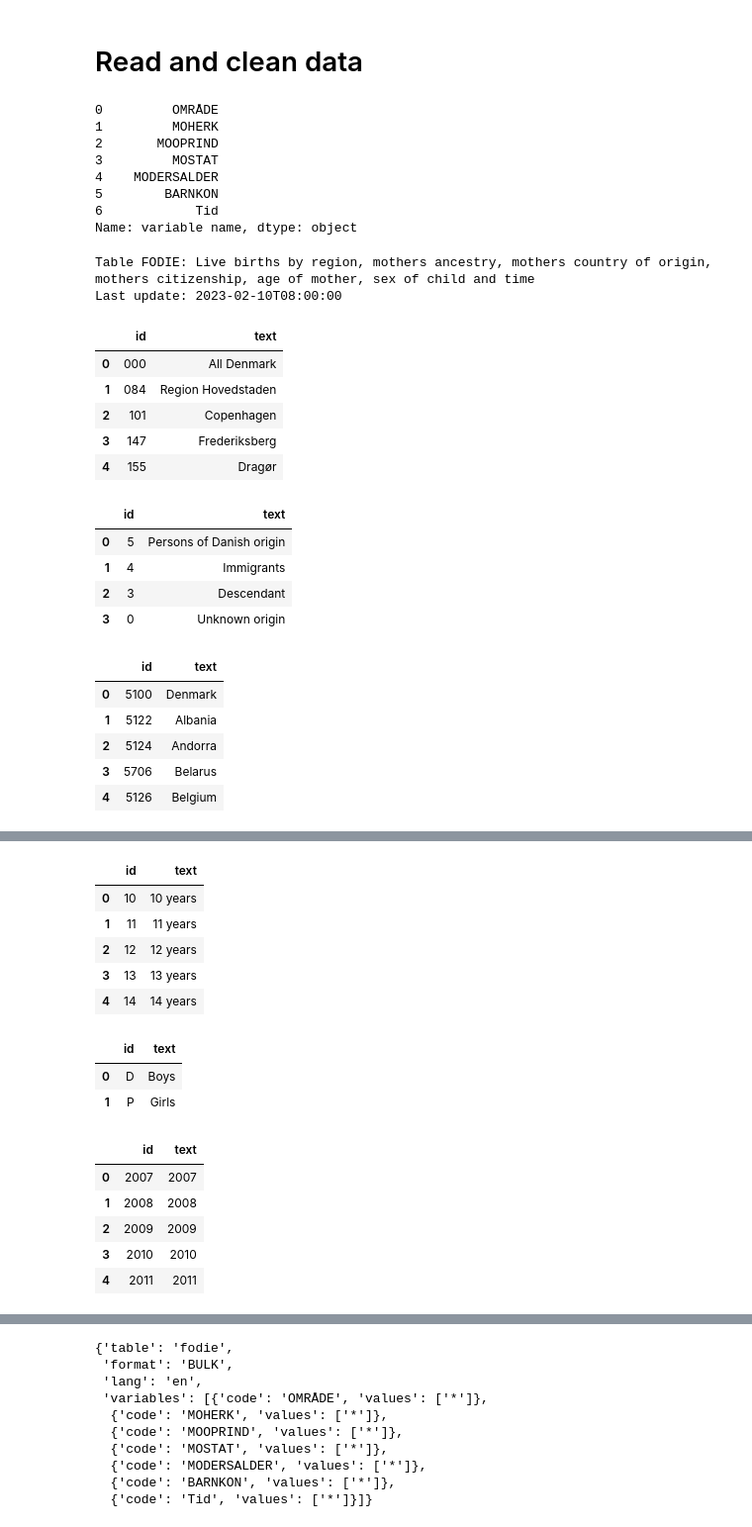
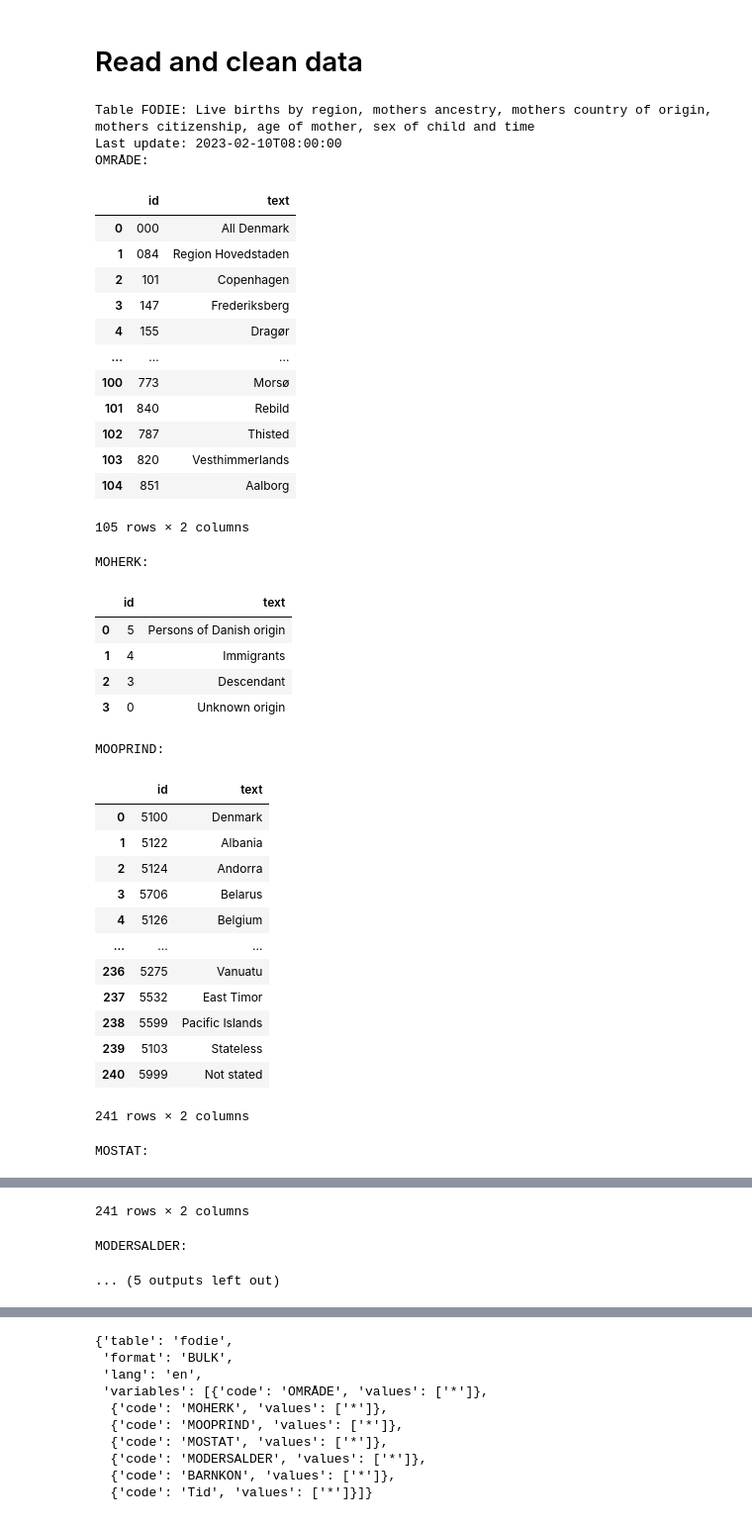
Before and after one commit to NumEconCopenhagen/projects-2023-de-slemme-programmeringsrotter, a Jupyter notebook: dataproject/Oliver.ipynb, the cells around one changed output, grey strips where cells are left out. Shown at 99% size. Saved outputs shown, nothing was run; the diff lists cells and outputs as text; code cells hidden in the pictures.

```diff
--- a/dataproject/Oliver.ipynb
+++ b/dataproject/Oliver.ipynb
@@ -27,45 +26,52 @@ The autoreload extension is already loaded. To reload it, use:
 # %% [markdown]
 # Read and clean data
-# %%
-tabsum['variable name']
-# %% [output]
-0         OMRÅDE
-1         MOHERK
-2       MOOPRIND
-3         MOSTAT
-4    MODERSALDER
-5        BARNKON
-6            Tid
-Name: variable name, dtype: object
 # %%
 # Load data
 ind = DstApi('FODIE')
 tabsum = ind.tablesummary(language='en')
 
 # Quick overview of data.
 for variable in tabsum['variable name']:
-#    print(variable+':')
-    display(ind.variable_levels('OMRÅDE', language='en').head(5))
+   print(variable+':')
+   display(ind.variable_levels(variable, language='en'))
 # %% [output]
 Table FODIE: Live births by region, mothers ancestry, mothers country of origin, mothers citizenship, age of mother, sex of child and time
 Last update: 2023-02-10T08:00:00
+OMRÅDE:
 |  | id | text |
 | 0 | 000 | All Denmark |
 | 1 | 084 | Region Hovedstaden |
 | 2 | 101 | Copenhagen |
 | 3 | 147 | Frederiksberg |
 | 4 | 155 | Dragør |
+| ... | ... | ... |
+| 100 | 773 | Morsø |
+| 101 | 840 | Rebild |
+| 102 | 787 | Thisted |
+| 103 | 820 | Vesthimmerlands |
+| 104 | 851 | Aalborg |
+105 rows × 2 columns
+MOHERK:
 |  | id | text |
 | 0 | 5 | Persons of Danish origin |
 | 1 | 4 | Immigrants |
 | 2 | 3 | Descendant |
 | 3 | 0 | Unknown origin |
+MOOPRIND:
 |  | id | text |
 | 0 | 5100 | Denmark |
 | 1 | 5122 | Albania |
 | 2 | 5124 | Andorra |
 | 3 | 5706 | Belarus |
 | 4 | 5126 | Belgium |
+| ... | ... | ... |
+| 236 | 5275 | Vanuatu |
+| 237 | 5532 | East Timor |
+| 238 | 5599 | Pacific Islands |
+| 239 | 5103 | Stateless |
+| 240 | 5999 | Not stated |
+241 rows × 2 columns
+MOSTAT:
 |  | id | text |
 | 0 | 5100 | Denmark |
 | 1 | 5122 | Albania |
@@ -75,15 +87,3 @@ Last update: 2023-02-10T08:00:00
-|  | id | text |
-| 0 | 10 | 10 years |
-| 1 | 11 | 11 years |
-| 2 | 12 | 12 years |
-| 3 | 13 | 13 years |
-| 4 | 14 | 14 years |
-|  | id | text |
-| 0 | D | Boys |
-| 1 | P | Girls |
-|  | id | text |
-| 0 | 2007 | 2007 |
-| 1 | 2008 | 2008 |
-| 2 | 2009 | 2009 |
-| 3 | 2010 | 2010 |
-| 4 | 2011 | 2011 |
+241 rows × 2 columns
+MODERSALDER:
+... (5 outputs left out)
```
Also changed, not shown: parts of 23 cells of this notebook.
